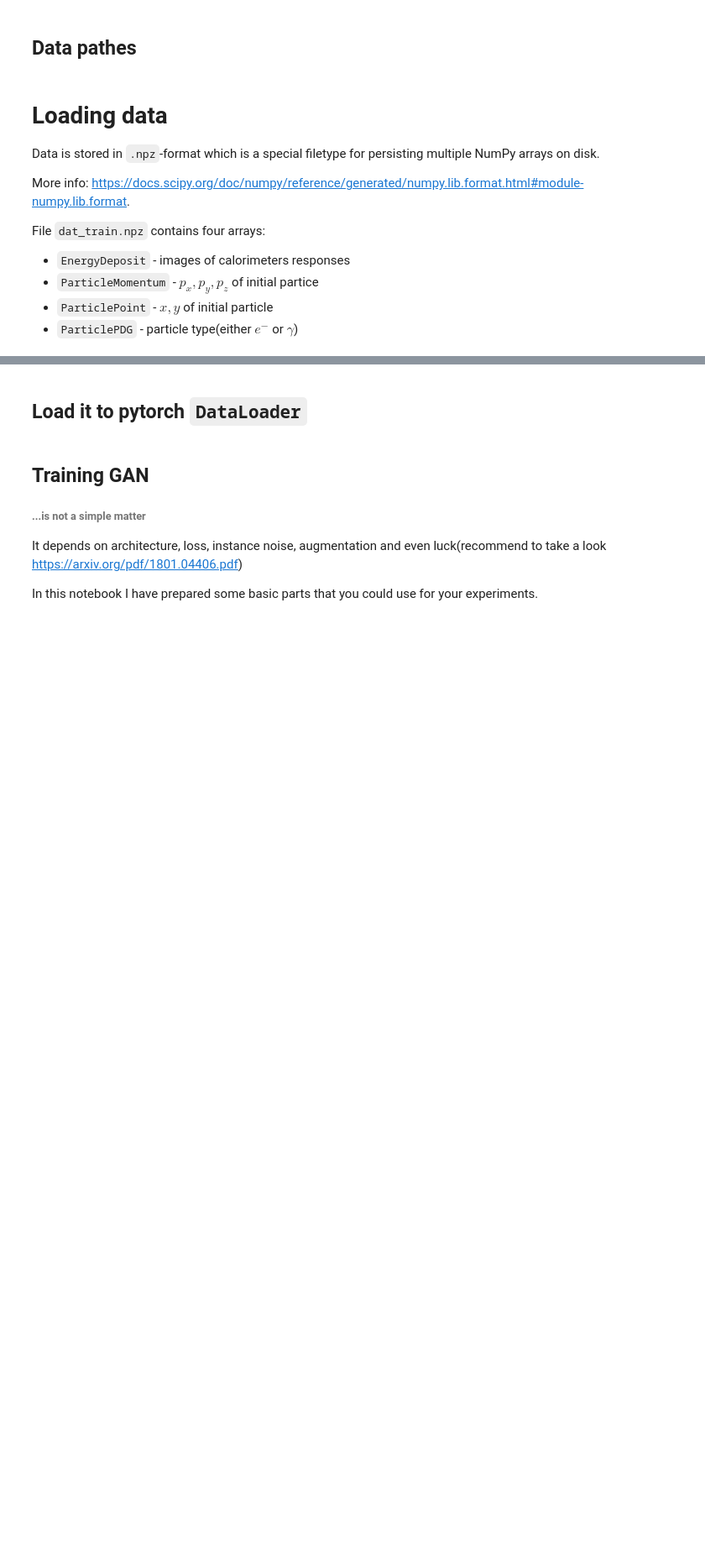
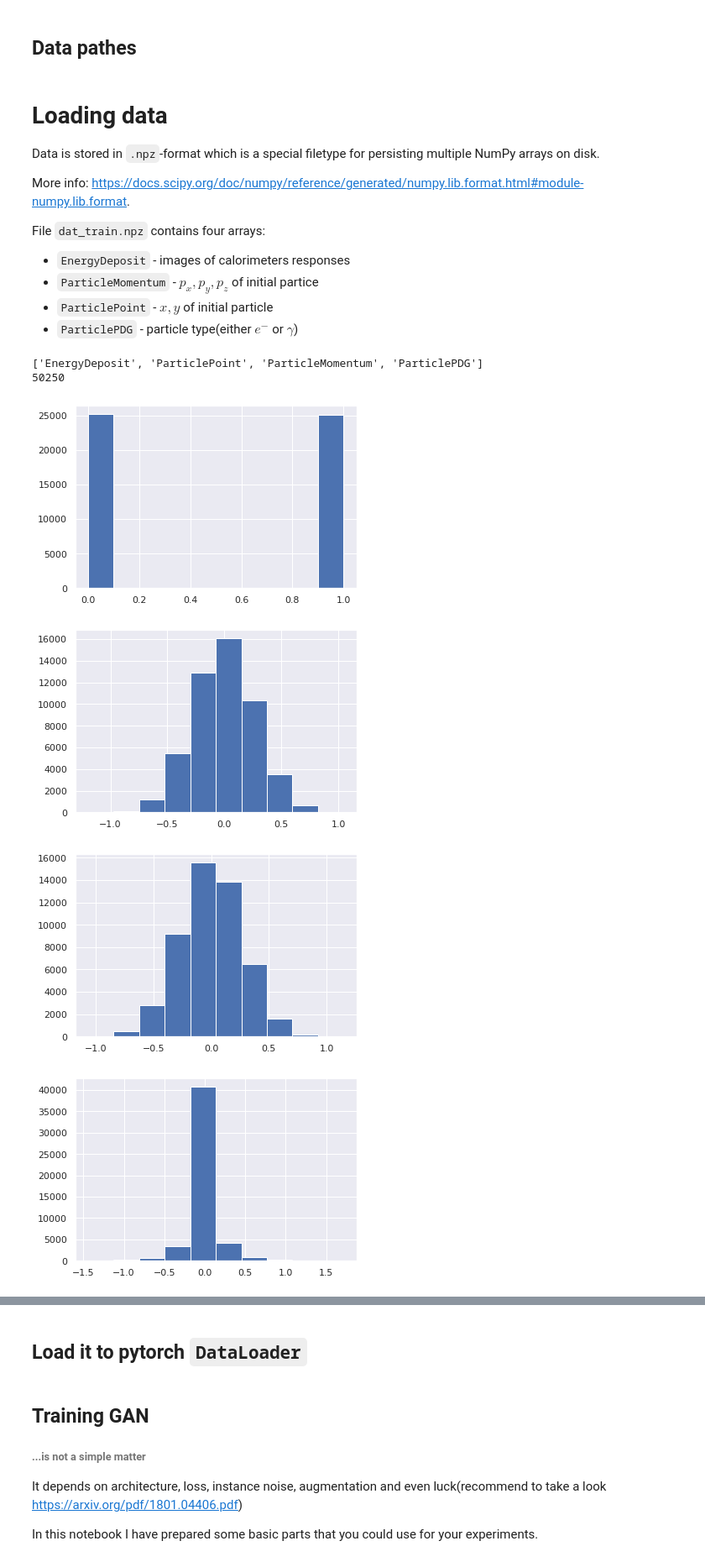
Before and after one commit to satoruk-icepp/mlhep2019_2_phase, a Jupyter notebook: Bayesian_lhcb_calo_gan_2.ipynb, the cells around one changed output, grey strips where cells are left out. Shown at 84% size. Saved outputs shown, nothing was run; the diff lists cells and outputs as text; code cells hidden in the pictures; blank space fills up the shorter version.

```diff
--- a/Bayesian_lhcb_calo_gan_2.ipynb
+++ b/Bayesian_lhcb_calo_gan_2.ipynb
@@ -133,10 +168,10 @@ device
 # %% [markdown]
 ## Data pathes
 # %%
-train_data_path = '/gdrive/My Drive/mlhep2019_gan/data_train.npz'
+train_data_path = '/content/drive/My Drive/mlhep2019_gan/data_train.npz'
 # train_data_path = '/gdrive/My Drive/data_afteraugmentation.npz'
-val_data_path = '/gdrive/My Drive/mlhep2019_gan/data_val.npz'
-test_data_path = '/gdrive/My Drive/mlhep2019_gan/data_test.npz'
+val_data_path = '/content/drive/My Drive/mlhep2019_gan/data_val.npz'
+test_data_path = '/content/drive/My Drive/mlhep2019_gan/data_test.npz'
 
 # train_data_path = '../data_train.npz'
 # val_data_path = '../data_val.npz'
@@ -183,18 +218,43 @@ EnergyDeposit = data_train['EnergyDeposit'][:N]
 # reshaping it as [data_size, channels, img_size_x, img_size_y]
 # channels are needed for pytorch conv2d-layers
 EnergyDeposit = EnergyDeposit.reshape(-1,1,30,30)
-# EnergyDeposit = EnergyDeposit/EnergyDepositScale
+EnergyDeposit = EnergyDeposit/params["EScale"]
 
 # [data_size, 3]
 # ParticleMomentumScale = [PXscale,PYscale,PZscale]
 ParticleMomentum = data_train['ParticleMomentum'][:N]
-# ParticleMomentum = np.divide(ParticleMomentum,ParticleMomentumScale)
+ParticleMomentum = np.divide(ParticleMomentum,params["PScale"])
 
 # [data_size, 2]
 # ParticlePointScale = [XPosscale,YPosscale]
 ParticlePoint = data_train['ParticlePoint'][:, :2][:N]
-# ParticlePoint = np.divide(ParticlePoint,ParticlePointScale)
+ParticlePoint = np.divide(ParticlePoint,params["PosScale"])
 
 # [data_size, 1]
 ParticlePDG = data_train['ParticlePDG'][:N]
+ParticlePDG = np.divide(ParticlePDG-params["PDGScale"],params["PDGScale"])
 ParticlePDG = ParticlePDG.reshape(-1,1)
+# %% [output]
+['EnergyDeposit', 'ParticlePoint', 'ParticleMomentum', 'ParticlePDG']
+50250
+# %%
+plt.hist(ParticlePDG)
+plt.show()
+plt.hist(ParticlePoint[:,0])
+plt.show()
+plt.hist(ParticlePoint[:,1])
+plt.show()
+plt.hist(ParticleMomentum[:,0])
+plt.show()
+plt.hist(ParticleMomentum[:,1])
+plt.show()
+plt.hist(ParticleMomentum[:,2])
+plt.show()
+plt.hist(EnergyDeposit.reshape(-1,1))
+plt.yscale('log')
+plt.show()
+# %% [output]
+[figure, added]
+[figure, added]
+[figure, added]
+[figure, added]
```
Also changed, not shown: parts of 39 cells of this notebook.
